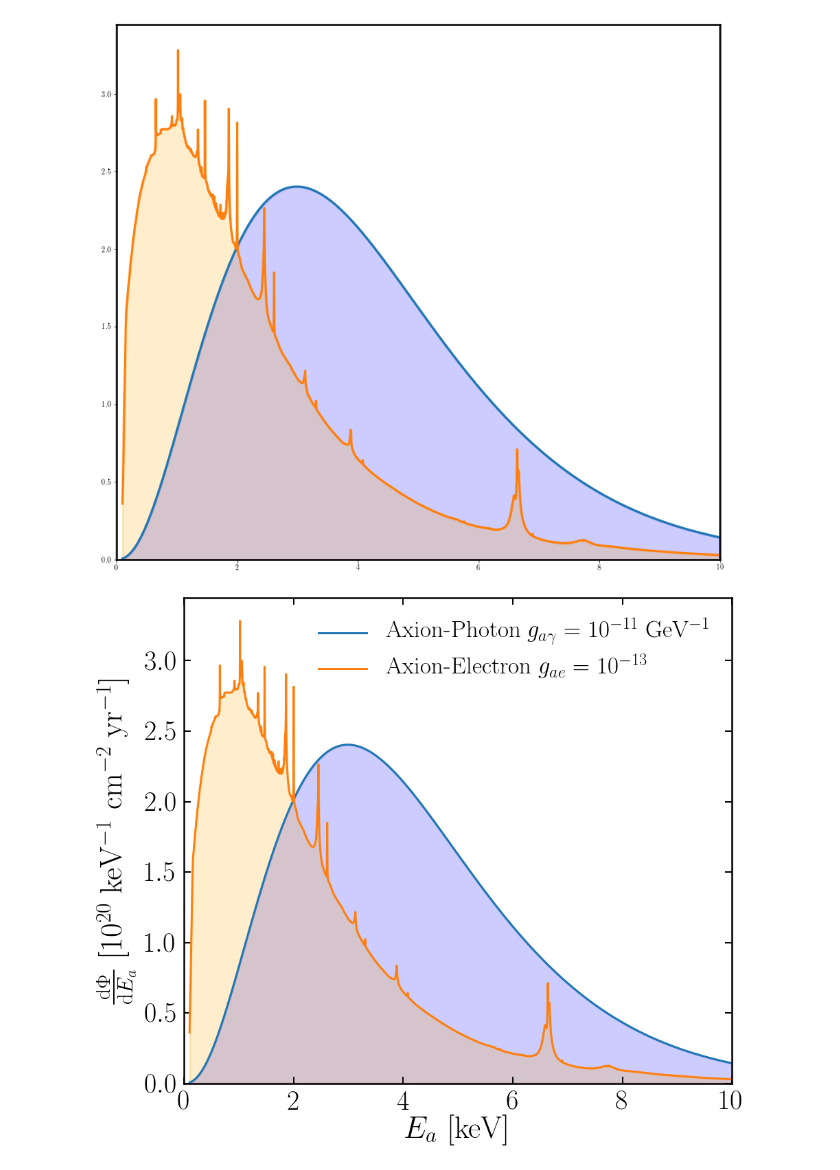
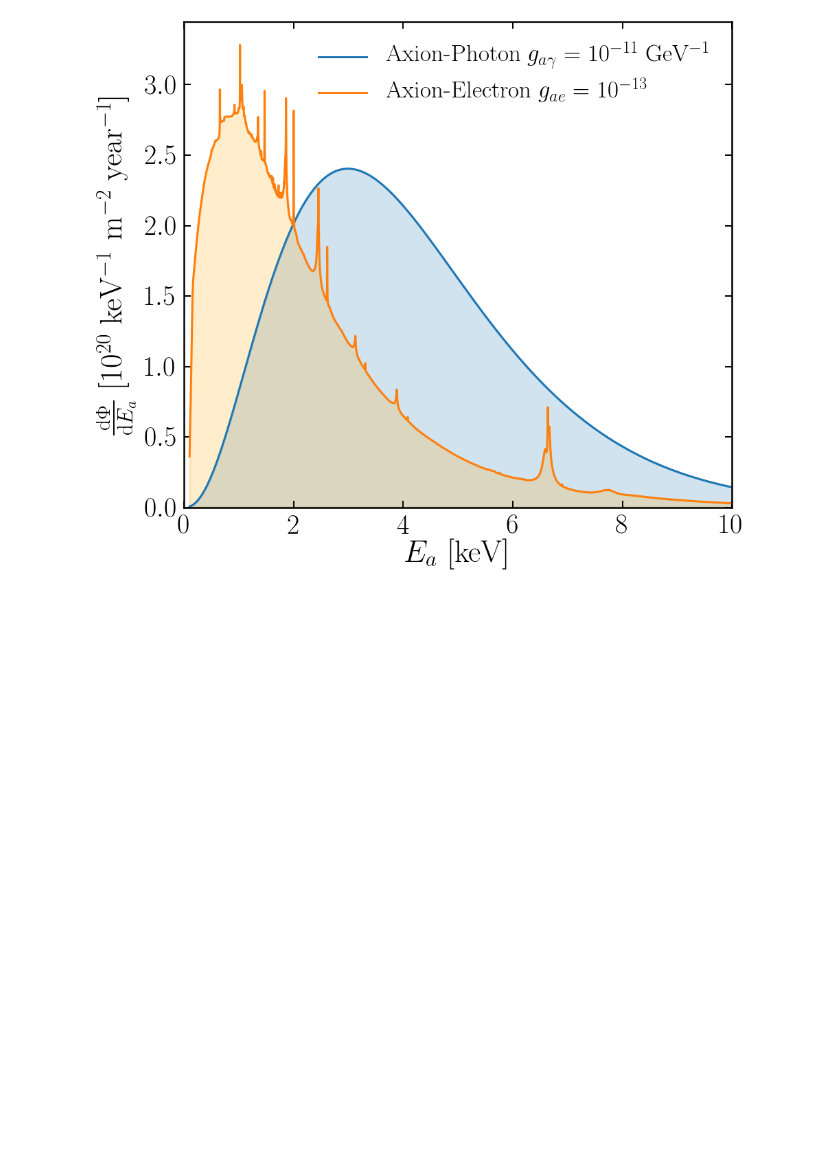
Before and after one commit to cajohare/IAXOmass, a Jupyter notebook: code/plot_SolarAxionFlux.ipynb, the cells around one changed output. Cells and saved outputs as stored; diff of their text form; code cells hidden in the pictures; blank space fills up the shorter version.

Commit message:
finalising plots

```diff
--- a/code/plot_SolarAxionFlux.ipynb
+++ b/code/plot_SolarAxionFlux.ipynb
@@ -13,36 +13,37 @@ ax = fig.add_subplot(111)
 
 # Axion energy range for the plot
 na = 10000
 Ea = linspace(0.1,10,na)
 
-# Rescale from 1/(keV m s) to 10^20/(keV cm year)
+# Rescale from 1/(keV cm^2 s) to 10^20/(keV m^2 year)
 rs = (100**2.0)*(3600*24*365)/1e20
 
 # Generate fluxes
 dPhi_P = AxionFuncs.AxionFlux_Primakoff(1e-11,Ea)
 dPhi_AR = AxionFuncs.AxionFlux_Axioelectron(1e-13,Ea)
 
 # Plot
-plt.plot(Ea,dPhi_P*rs,'-',linewidth=3,label=r'Axion-Photon $g_{a\gamma} = 10^{-11}$ GeV$^{-1}$')
-plt.fill_between(Ea,dPhi_P*rs,color="Blue",linewidth=3,alpha=0.2)
+plt.plot(Ea,dPhi_P*rs,'-',linewidth=3,label=r'Axion-Photon $g_{a\gamma} = 10^{-11}$ GeV$^{-1}$',zorder=1)
+plt.fill_between(Ea,dPhi_P*rs,color="C0",linewidth=3,alpha=0.2)
+#plt.text(3.5,1.5,"P",fontsize=50,color="C0")
 plt.plot(Ea,dPhi_AR*rs,'-',linewidth=3,label=r'Axion-Electron $g_{ae} = 10^{-13}$')
 plt.fill_between(Ea,dPhi_AR*rs,color="Orange",linewidth=3,alpha=0.2)
+#plt.text(0.5,1,"A+B+C",fontsize=50,color="Orange",zorder=0)
 
 # Plot fiddling
 ax.set_xlim(left=0.0, right=10.0)
 ax.set_ylim(bottom=0.0)
 ax.tick_params(which='major',direction='in',width=2,length=10,right=True,top=True,pad=10)
 ax.tick_params(which='minor',direction='in',width=1,length=7,right=True,top=True)
 plt.xticks(fontsize=40)
 plt.yticks(fontsize=40)
 plt.xlabel(r"$E_a$ [keV]",fontsize=45);
-plt.ylabel(r"$\frac{{\rm d}\Phi}{{\rm d}E_a}$ [$10^{20}$ keV$^{-1}$ cm$^{-2}$ yr$^{-1}$]",fontsize=45);
+plt.ylabel(r"$\frac{{\rm d}\Phi}{{\rm d}E_a}$ [$10^{20}$ keV$^{-1}$ m$^{-2}$ year$^{-1}$]",fontsize=45);
 plt.legend(fontsize=35,frameon=False)
 
 # Save figure
 plt.show()
 fig.savefig('../plots/SolarAxionFlux.pdf',bbox_inches='tight')
 fig.savefig('../plots/plots_png/SolarAxionFlux.png',bbox_inches='tight')
 # %% [output]
-[figure, old version]
+[figure, new version]
-[figure, removed]
```
Also changed, not shown: 20 other files.
